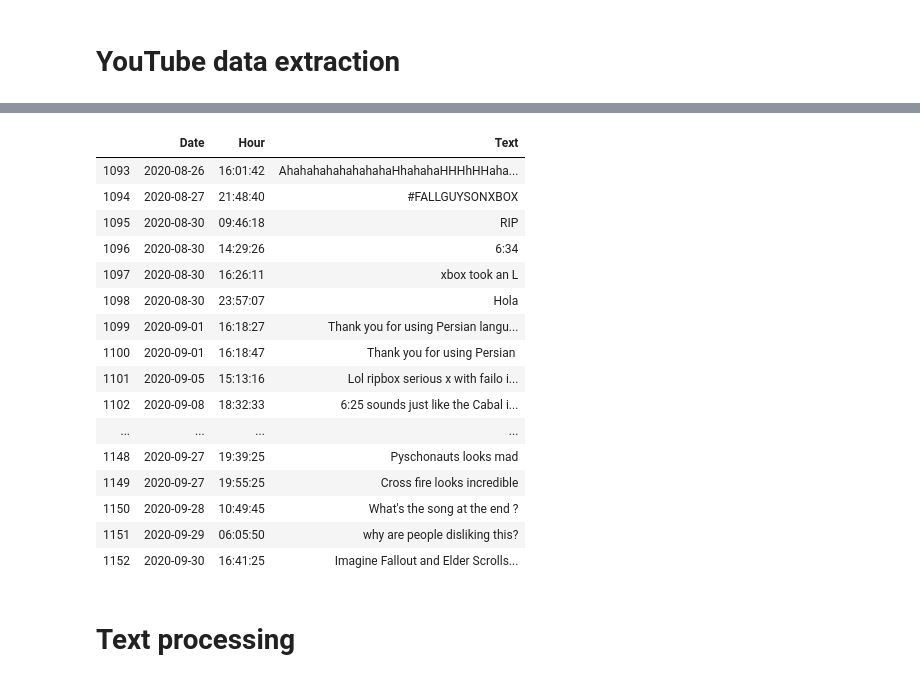
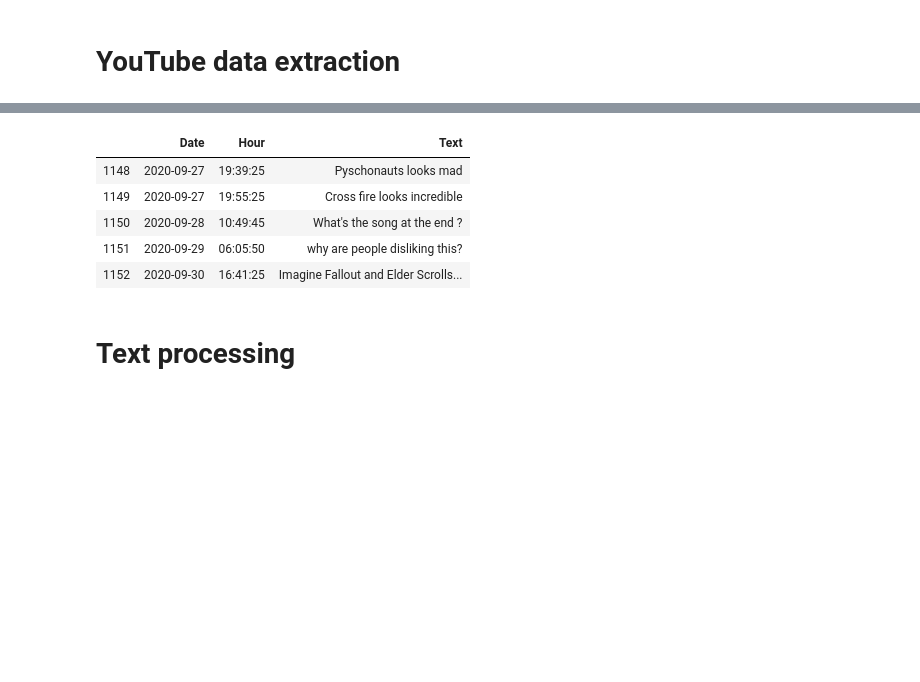
Before and after one commit to SalimAmarti/PS5_vs_XboxSeriesX, a Jupyter notebook: PS5 vs. Xbox Series X.ipynb, the cells around one changed output, grey strips where cells are left out. Saved outputs shown, nothing was run; the diff lists cells and outputs as text; code cells hidden in the pictures; blank space fills up the shorter version.

```diff
--- a/PS5 vs. Xbox Series X.ipynb
+++ b/PS5 vs. Xbox Series X.ipynb
@@ -124,20 +30,9 @@ Xbox_data[1]=Xbox_data[1].apply(lambda x: x[:-1])
 #Renaming columns
 Xbox_data.rename(columns={0:'Date',1:'Hour'},inplace=True)
 # %%
-Xbox_data.tail(60)
+Xbox_data.tail()
 # %% [output]
 |  | Date | Hour | Text |
-| 1093 | 2020-08-26 | 16:01:42 | AhahahahahahahahaHhahahaHHHhHHaha... |
-| 1094 | 2020-08-27 | 21:48:40 | #FALLGUYSONXBOX |
-| 1095 | 2020-08-30 | 09:46:18 | RIP |
-| 1096 | 2020-08-30 | 14:29:26 | 6:34 |
-| 1097 | 2020-08-30 | 16:26:11 | xbox took an L |
-| 1098 | 2020-08-30 | 23:57:07 | Hola |
-| 1099 | 2020-09-01 | 16:18:27 | Thank you for using Persian langu... |
-| 1100 | 2020-09-01 | 16:18:47 | Thank you for using Persian ️️️ |
-| 1101 | 2020-09-05 | 15:13:16 | Lol ripbox serious x with failo i... |
-| 1102 | 2020-09-08 | 18:32:33 | 6:25 sounds just like the Cabal i... |
-| ... | ... | ... | ... |
 | 1148 | 2020-09-27 | 19:39:25 | Pyschonauts looks mad |
 | 1149 | 2020-09-27 | 19:55:25 | Cross fire looks incredible |
 | 1150 | 2020-09-28 | 10:49:45 | What's the song at the end ? |
```
Also changed, not shown: parts of 55 cells of this notebook.
